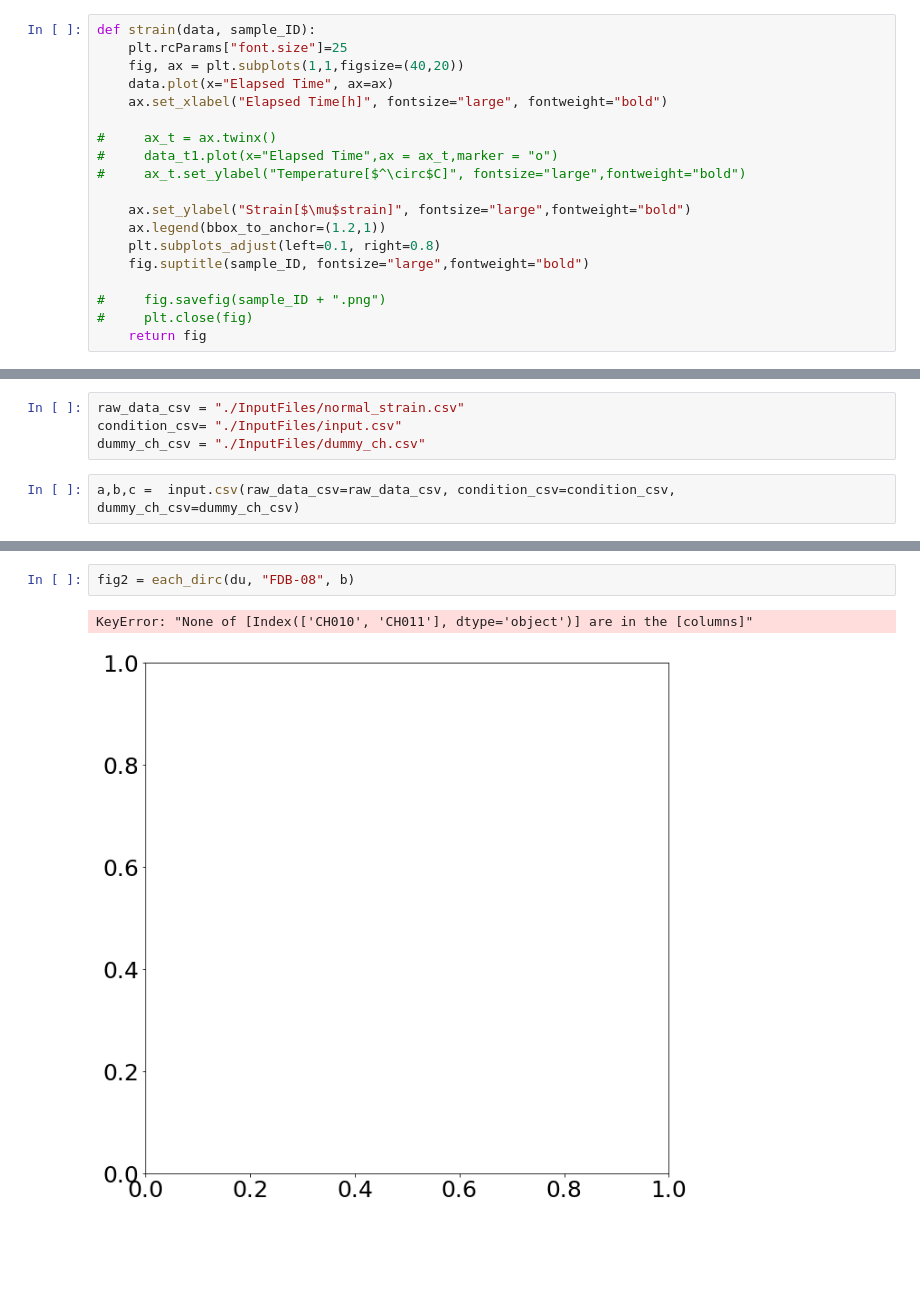
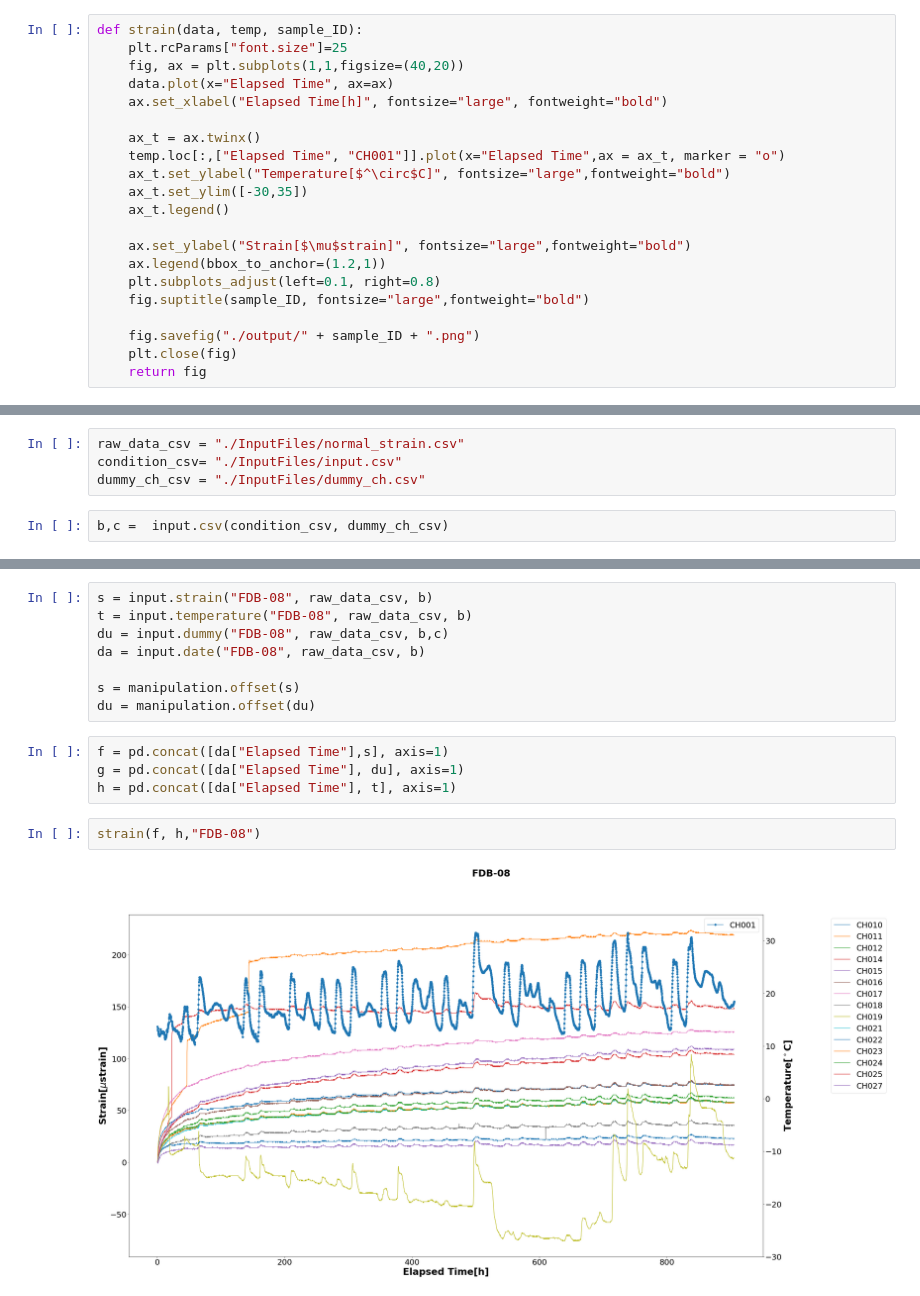
Before and after one commit to hiroro9/python-ASR, a Jupyter notebook: plot.ipynb, the cells around one changed output, grey strips where cells are left out. Saved outputs shown, nothing was run; the diff lists cells and outputs as text; blank space fills up the shorter version.

```diff
--- a/plot.ipynb
+++ b/plot.ipynb
@@ -6,23 +6,25 @@ import pandas as pd
 # %% [markdown]
 ## 1. strain
 # %%
-def strain(data, sample_ID):
+def strain(data, temp, sample_ID):
     plt.rcParams["font.size"]=25
     fig, ax = plt.subplots(1,1,figsize=(40,20))
     data.plot(x="Elapsed Time", ax=ax)
     ax.set_xlabel("Elapsed Time[h]", fontsize="large", fontweight="bold")
 
-#     ax_t = ax.twinx()
-#     data_t1.plot(x="Elapsed Time",ax = ax_t,marker = "o")
-#     ax_t.set_ylabel("Temperature[$^\circ$C]", fontsize="large",fontweight="bold")
+    ax_t = ax.twinx()
+    temp.loc[:,["Elapsed Time", "CH001"]].plot(x="Elapsed Time",ax = ax_t, marker = "o")
+    ax_t.set_ylabel("Temperature[$^\circ$C]", fontsize="large",fontweight="bold")
+    ax_t.set_ylim([-30,35])
+    ax_t.legend()
 
     ax.set_ylabel("Strain[$\mu$strain]", fontsize="large",fontweight="bold")
     ax.legend(bbox_to_anchor=(1.2,1))
     plt.subplots_adjust(left=0.1, right=0.8)
     fig.suptitle(sample_ID, fontsize="large",fontweight="bold")
 
-#     fig.savefig(sample_ID + ".png")
-#     plt.close(fig)
+    fig.savefig("./output/" + sample_ID + ".png")
+    plt.close(fig)
     return fig
 # %% [markdown]
 ## 2. each_dirc
@@ -56,4 +78,4 @@ raw_data_csv = "./InputFiles/normal_strain.csv"
 condition_csv= "./InputFiles/input.csv"
 dummy_ch_csv = "./InputFiles/dummy_ch.csv"
 # %%
-a,b,c =  input.csv(raw_data_csv=raw_data_csv, condition_csv=condition_csv, dummy_ch_csv=dummy_ch_csv)
+b,c =  input.csv(condition_csv, dummy_ch_csv)
@@ -75,5 +82,16 @@ fig = strain(du, "FDB-08")
-# %%
-fig2 = each_dirc(du, "FDB-08", b)
-# %% [output]
-KeyError: "None of [Index(['CH010', 'CH011'], dtype='object')] are in the [columns]"
-[figure, removed]
+# %%
+s = input.strain("FDB-08", raw_data_csv, b)
+t = input.temperature("FDB-08", raw_data_csv, b)
+du = input.dummy("FDB-08", raw_data_csv, b,c)
+da = input.date("FDB-08", raw_data_csv, b)
+
+s = manipulation.offset(s)
+du = manipulation.offset(du)
+# %%
+f = pd.concat([da["Elapsed Time"],s], axis=1)
+g = pd.concat([da["Elapsed Time"], du], axis=1)
+h = pd.concat([da["Elapsed Time"], t], axis=1)
+# %%
+strain(f, h,"FDB-08")
+# %% [output]
+[figure, added]
```
Also changed, not shown: parts of 8 cells of this notebook, 6 other files.
